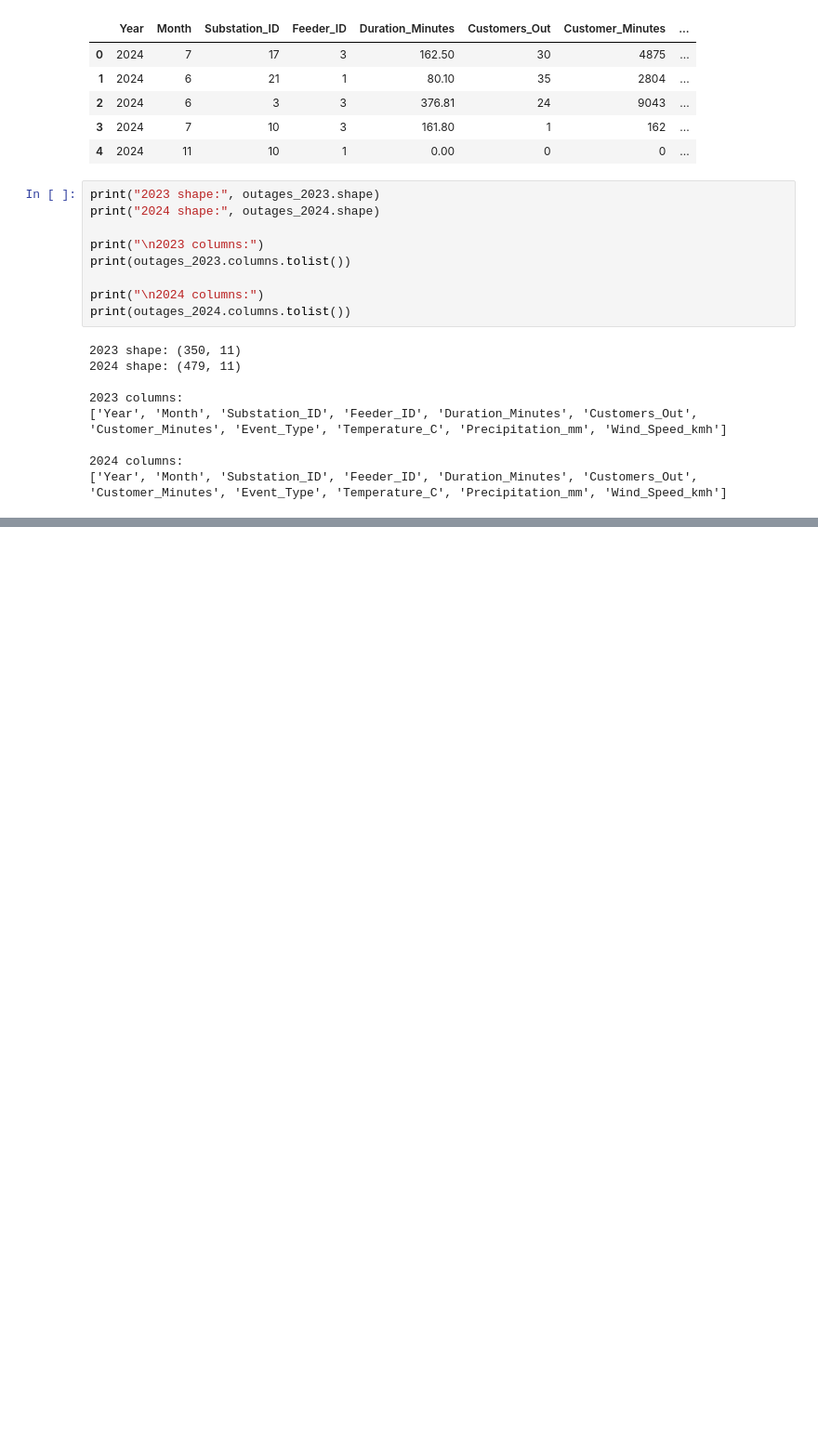
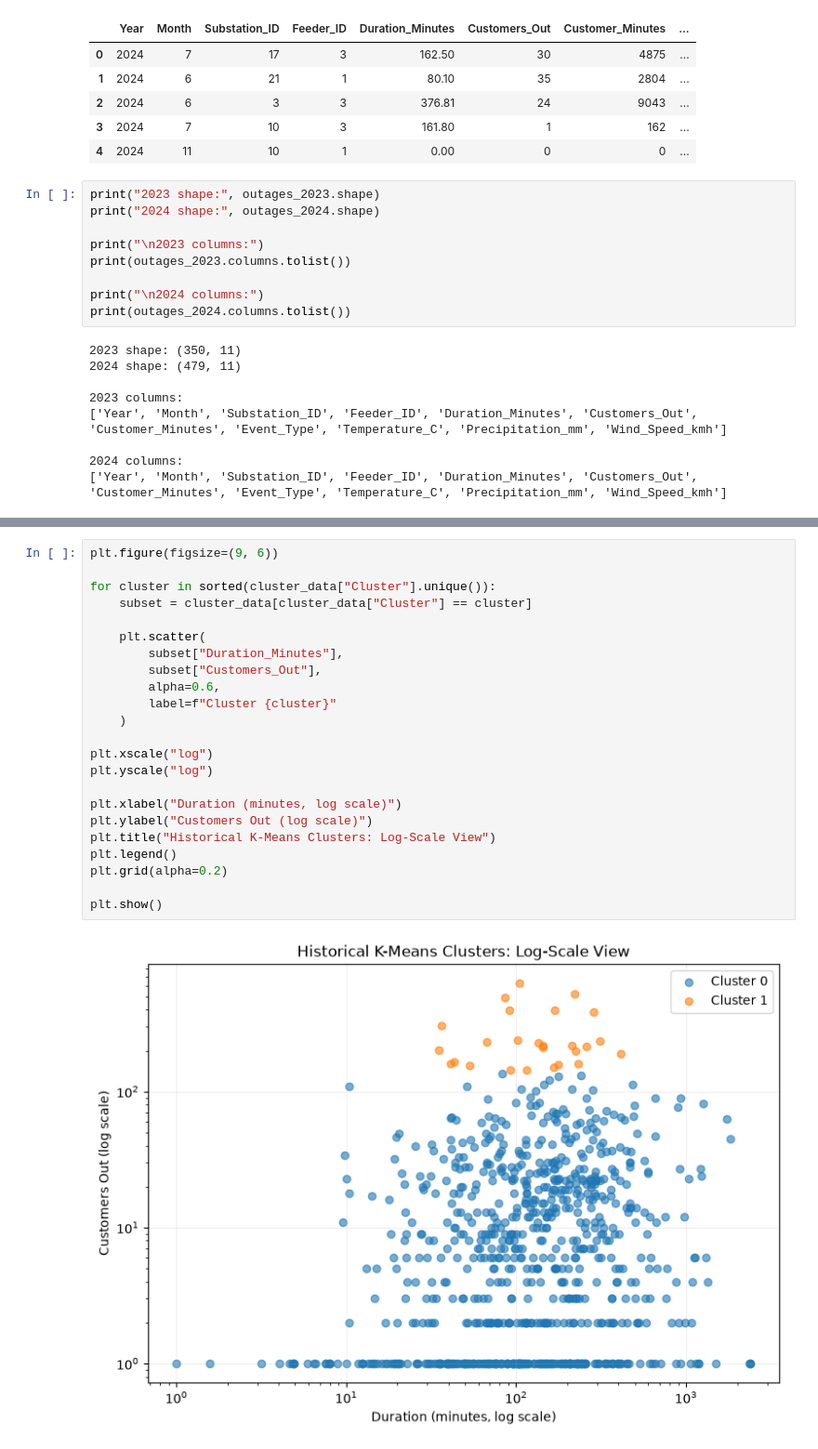
Before and after one commit to markasmithks/vegetation-outage-ML-project, a Jupyter notebook: vegetation-validation/notebooks/01_validate_historical_analysis.ipynb, the cells around one changed output, grey strips where cells are left out. Shown at 93% size. Drawn from its saved outputs; the diff is of its cells as text; blank space fills up the shorter version.

```diff
--- a/vegetation-validation/notebooks/01_validate_historical_analysis.ipynb
+++ b/vegetation-validation/notebooks/01_validate_historical_analysis.ipynb
@@ -88,0 +497,25 @@ print(outages_2024.columns.tolist())
+# %%
+plt.figure(figsize=(9, 6))
+
+for cluster in sorted(cluster_data["Cluster"].unique()):
+    subset = cluster_data[cluster_data["Cluster"] == cluster]
+
+    plt.scatter(
+        subset["Duration_Minutes"],
+        subset["Customers_Out"],
+        alpha=0.6,
+        label=f"Cluster {cluster}"
+    )
+
+plt.xscale("log")
+plt.yscale("log")
+
+plt.xlabel("Duration (minutes, log scale)")
+plt.ylabel("Customers Out (log scale)")
+plt.title("Historical K-Means Clusters: Log-Scale View")
+plt.legend()
+plt.grid(alpha=0.2)
+
+plt.show()
+# %% [output]
+[figure, added]
```
Also changed, not shown: parts of 23 cells of this notebook.
